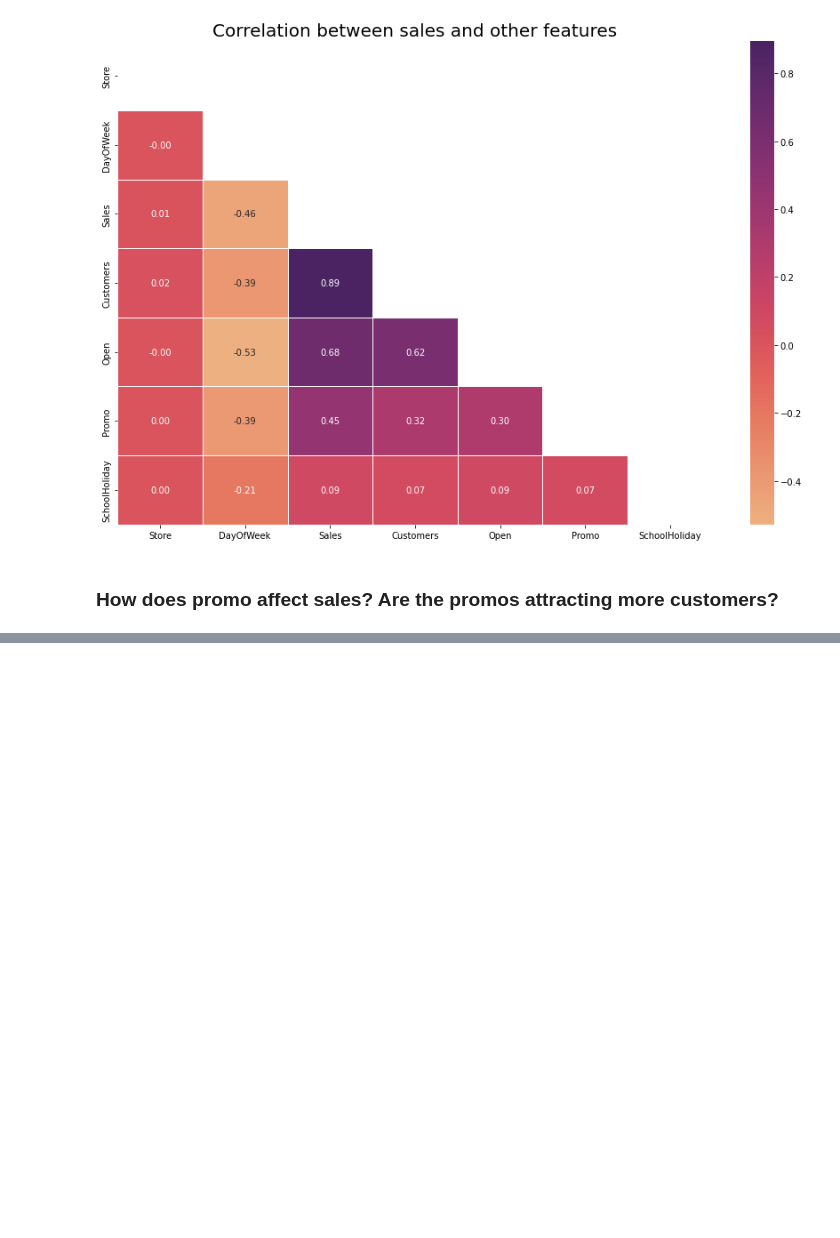
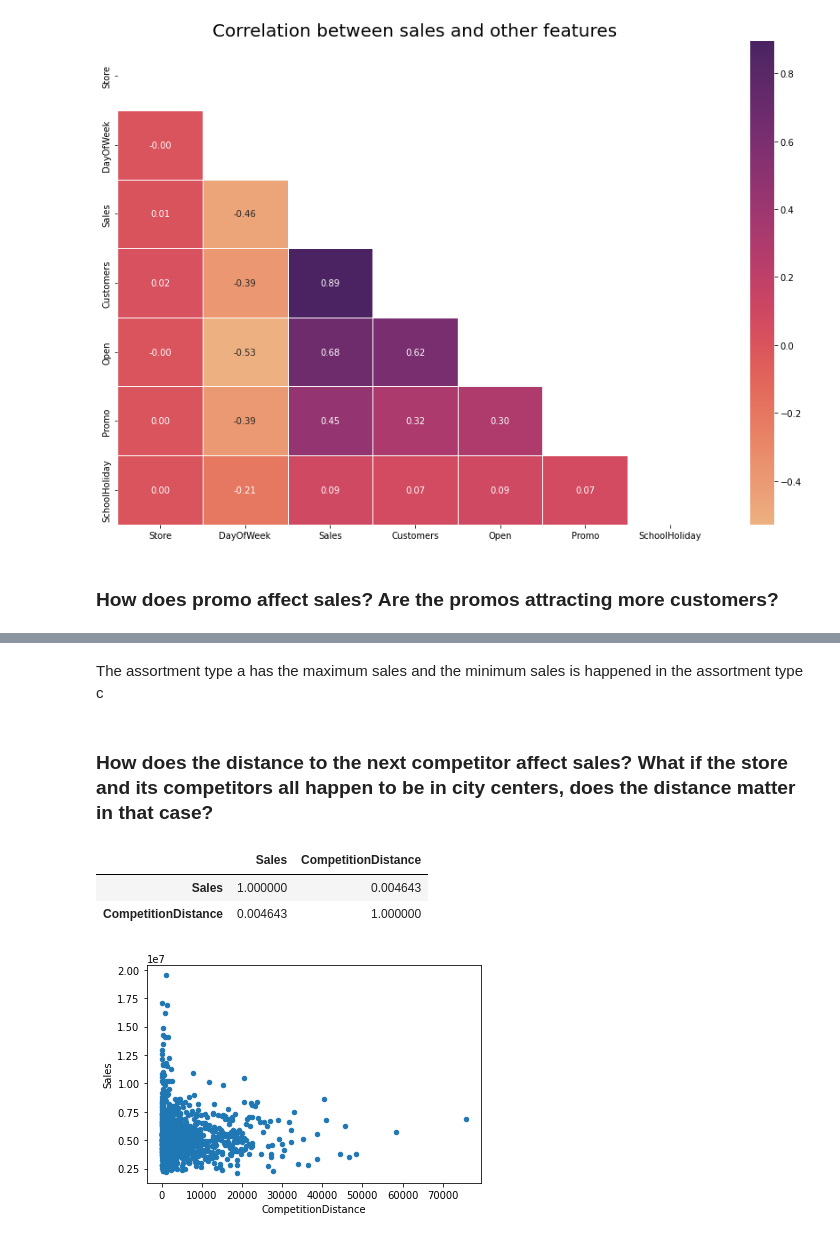
Before and after one commit to Haylemicheal/Pharmaceutical-Sales-Prediction, a Jupyter notebook: notebooks/EDA.ipynb, the cells around one changed output, grey strips where cells are left out. Saved outputs shown, nothing was run; the diff lists cells and outputs as text; code cells hidden in the pictures; blank space fills up the shorter version.

```diff
--- a/notebooks/EDA.ipynb
+++ b/notebooks/EDA.ipynb
@@ -250,0 +279,19 @@ pyplot.show()
+# %% [markdown]
+The assortment type a has the maximum sales and the minimum sales is happened in the assortment type c
+# %% [markdown]
+### How does the distance to the next competitor affect sales? What if the store and its competitors all happen to be in city centers, does the distance matter in that case?
+# %%
+df_ = df_store[['CompetitionDistance','StoreType']]
+df_merged = pd.concat([df_train, df_], axis=1)
+competition_df = df_merged[["Store", "Sales", "Customers", "StoreType", "CompetitionDistance"]]
+competition_df_agg = competition_df.groupby("Store").agg({"Sales": "sum", "Customers" : "sum",
+                                                      "CompetitionDistance": lambda x: max(x)})
+competition_df_agg.plot(x='CompetitionDistance', y='Sales',kind='scatter')
+
+competition_df_corr = competition_df[["Sales", "CompetitionDistance"]].corr()
+display(competition_df_corr)
+# %% [output]
+|  | Sales | CompetitionDistance |
+| Sales | 1.000000 | 0.004643 |
+| CompetitionDistance | 0.004643 | 1.000000 |
+[figure, added]
```
Also changed, not shown: parts of 49 cells of this notebook.
